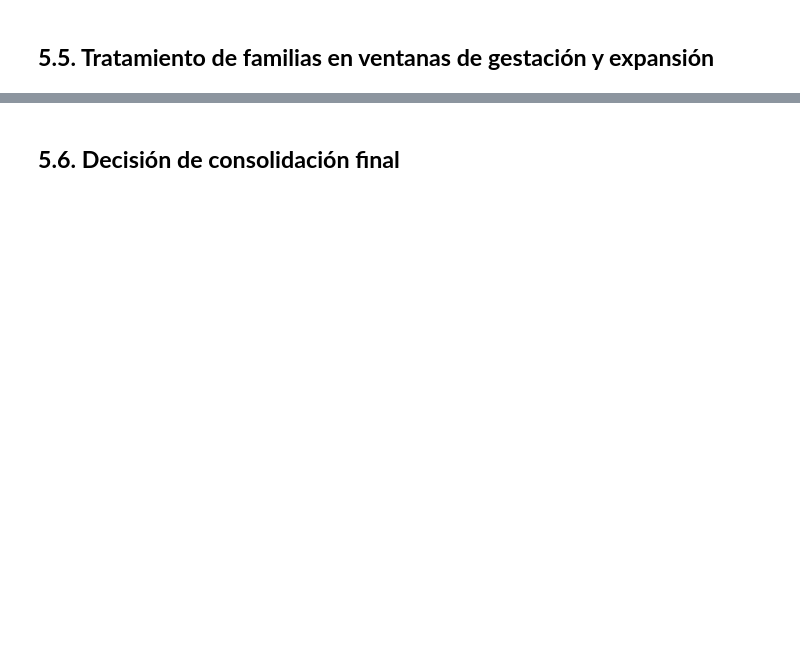
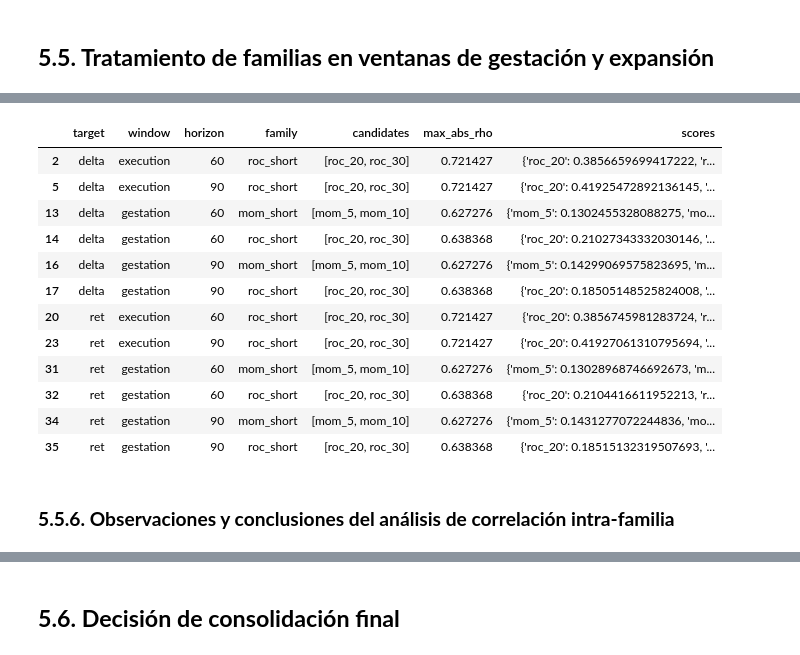
Before and after one commit to GUNAPILLCO/neural_profit, a Jupyter notebook: stage_03_feature_engineering/stage_03_feature_engineering.ipynb, the cells around one changed output, grey strips where cells are left out. Drawn from its saved outputs; the diff is of its cells as text; code cells hidden in the pictures; blank space fills up the shorter version.

```diff
--- a/stage_03_feature_engineering/stage_03_feature_engineering.ipynb
+++ b/stage_03_feature_engineering/stage_03_feature_engineering.ipynb
@@ -3690,0 +3821,24 @@ Execution H=90 selected: ['ema_60', 'momentum_3', 'momentum_5', 'roc_20', 'roc_6
+# %%
+# Atajo: ver solo donde hay >1 candidato y NO se filtró por correlación
+display(
+    audit[
+        audit["candidates"].apply(lambda x: isinstance(x, list) and len(x) > 1)
+        & (~audit["is_redundant"])
+    ][["target","window","horizon","family","candidates","max_abs_rho","scores"]]
+)
+# %% [output]
+|  | target | window | horizon | family | candidates | max_abs_rho | scores |
+| 2 | delta | execution | 60 | roc_short | [roc_20, roc_30] | 0.721427 | {'roc_20': 0.3856659699417222, 'r... |
+| 5 | delta | execution | 90 | roc_short | [roc_20, roc_30] | 0.721427 | {'roc_20': 0.41925472892136145, '... |
+| 13 | delta | gestation | 60 | mom_short | [mom_5, mom_10] | 0.627276 | {'mom_5': 0.1302455328088275, 'mo... |
+| 14 | delta | gestation | 60 | roc_short | [roc_20, roc_30] | 0.638368 | {'roc_20': 0.21027343332030146, '... |
+| 16 | delta | gestation | 90 | mom_short | [mom_5, mom_10] | 0.627276 | {'mom_5': 0.14299069575823695, 'm... |
+| 17 | delta | gestation | 90 | roc_short | [roc_20, roc_30] | 0.638368 | {'roc_20': 0.18505148525824008, '... |
+| 20 | ret | execution | 60 | roc_short | [roc_20, roc_30] | 0.721427 | {'roc_20': 0.3856745981283724, 'r... |
+| 23 | ret | execution | 90 | roc_short | [roc_20, roc_30] | 0.721427 | {'roc_20': 0.41927061310795694, '... |
+| 31 | ret | gestation | 60 | mom_short | [mom_5, mom_10] | 0.627276 | {'mom_5': 0.13028968746692673, 'm... |
+| 32 | ret | gestation | 60 | roc_short | [roc_20, roc_30] | 0.638368 | {'roc_20': 0.2104416611952213, 'r... |
+| 34 | ret | gestation | 90 | mom_short | [mom_5, mom_10] | 0.627276 | {'mom_5': 0.1431277072244836, 'mo... |
+| 35 | ret | gestation | 90 | roc_short | [roc_20, roc_30] | 0.638368 | {'roc_20': 0.18515132319507693, '... |
+# %% [markdown]
+### **5.5.6. Observaciones y conclusiones del análisis de correlación intra-familia**
```
Also changed, not shown: parts of 80 cells of this notebook.
